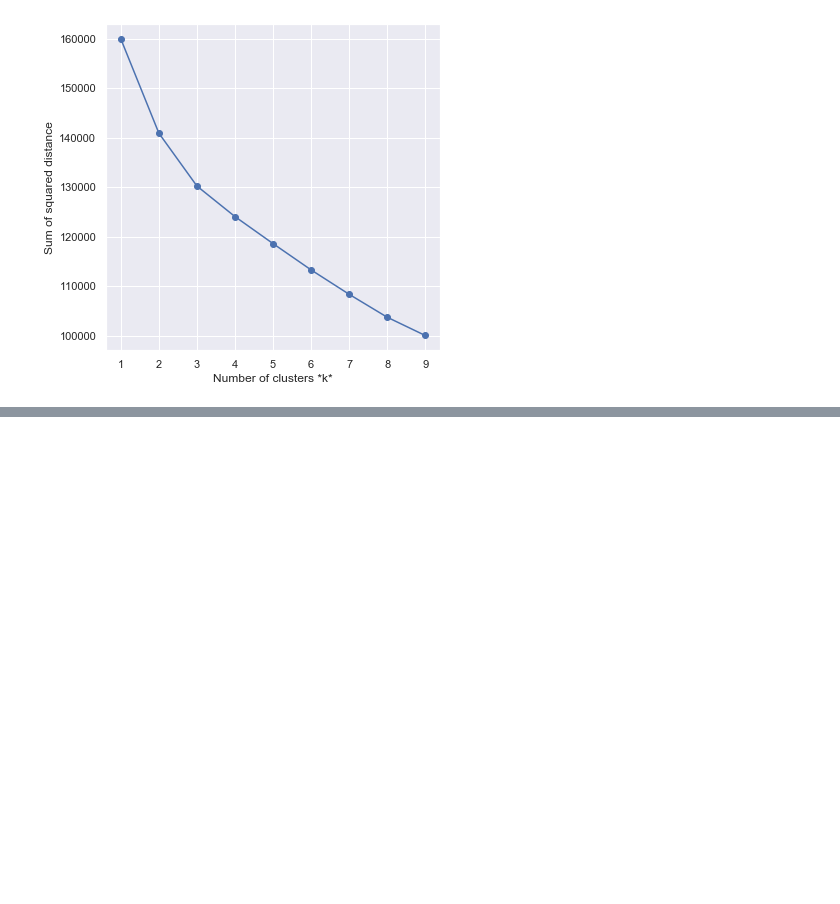
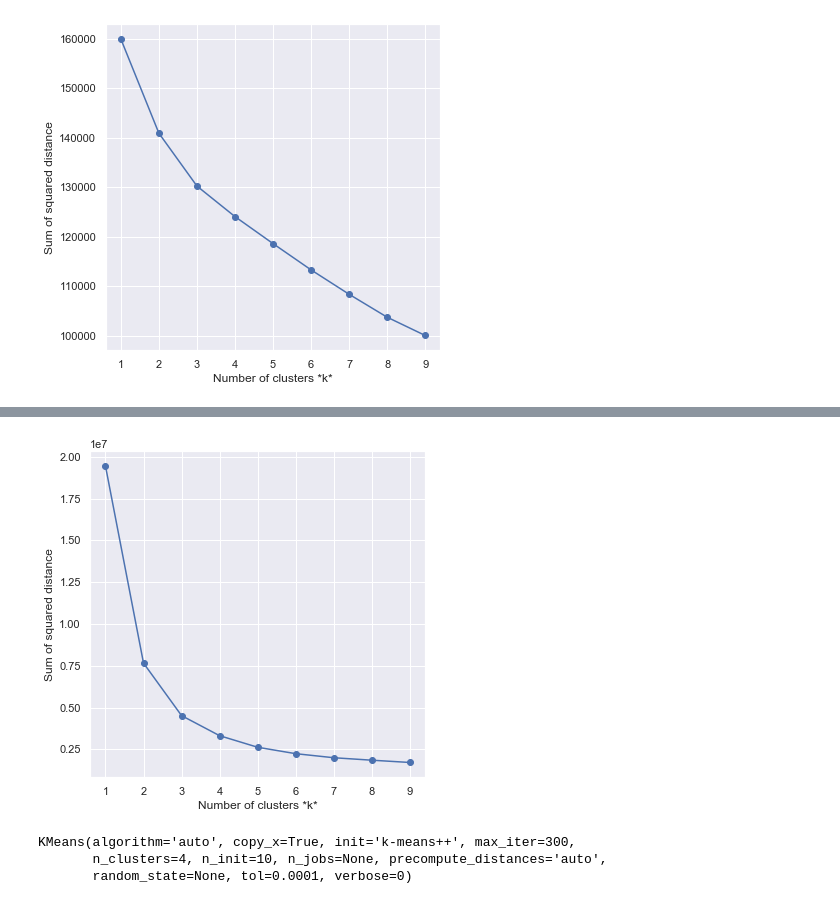
Before and after one commit to catrionamackay/Machine-Learning-Project, a Jupyter notebook: Unsupervised.ipynb, the cells around one changed output, grey strips where cells are left out. Drawn from its saved outputs; the diff is of its cells as text; code cells hidden in the pictures; blank space fills up the shorter version.

```diff
--- a/Unsupervised.ipynb
+++ b/Unsupervised.ipynb
@@ -237,0 +247,5 @@ sns.scatterplot(X_num_s['bmi'], X_num_s['weight_change'], hue = y);
+# %%
+X_pre = X.drop(['birth_time','m_deliveryweight','num_prenatal_visits','time_since_menses','weight_change',
+            'mn_prenatalcare_began','gonorrhea','labour_induced','admit_icu','m_transferred','infections',
+            'infant_sex','birth_attendant','birth_place','birth_mn','birth_dy','payment','delivery_method'],
+            axis=1)
@@ -237,0 +277,23 @@ sns.scatterplot(X_num_s['bmi'], X_num_s['weight_change'], hue = y);
+# %%
+sse = []
+list_k = list(range(1, 10))
+
+for k in list_k:
+    km = KMeans(n_clusters=k)
+    km.fit(X_pre)
+    sse.append(km.inertia_)
+
+# Plot sse against k
+plt.figure(figsize=(6, 6))
+plt.plot(list_k, sse, '-o')
+plt.xlabel(r'Number of clusters *k*')
+plt.ylabel('Sum of squared distance');
+# %% [output]
+[figure, added]
+# %%
+kmeans = KMeans(n_clusters=4)
+kmeans.fit(X_pre)
+# %% [output]
+KMeans(algorithm='auto', copy_x=True, init='k-means++', max_iter=300,
+       n_clusters=4, n_init=10, n_jobs=None, precompute_distances='auto',
+       random_state=None, tol=0.0001, verbose=0)
```
Also changed, not shown: parts of 25 cells of this notebook, 7 other files.
